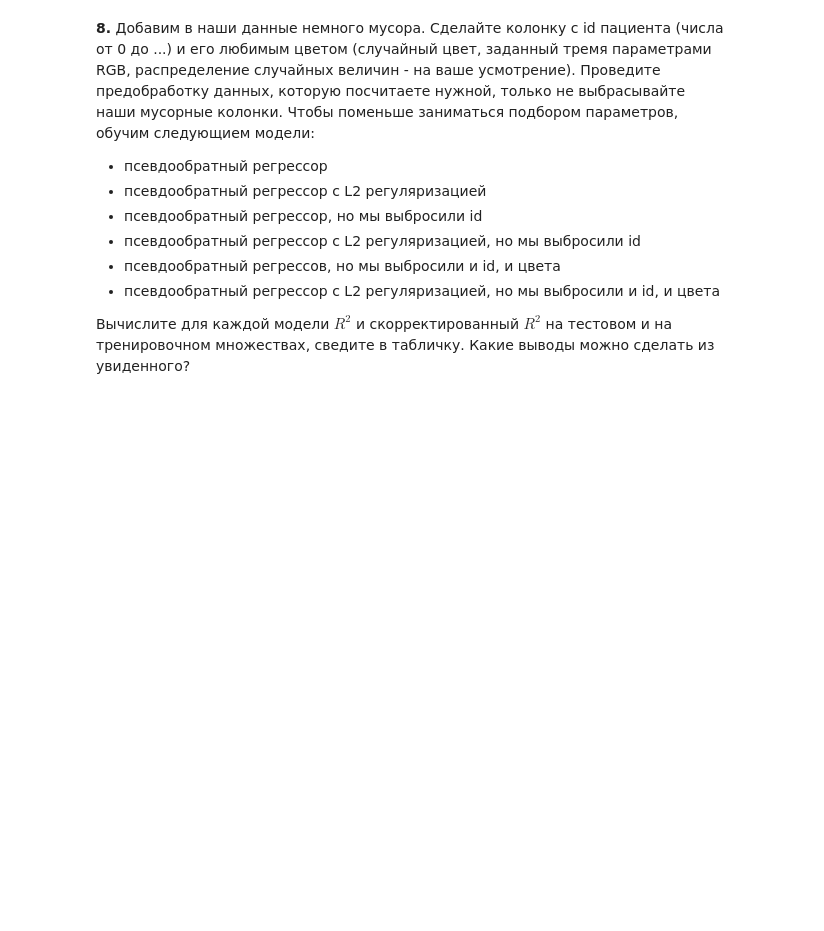
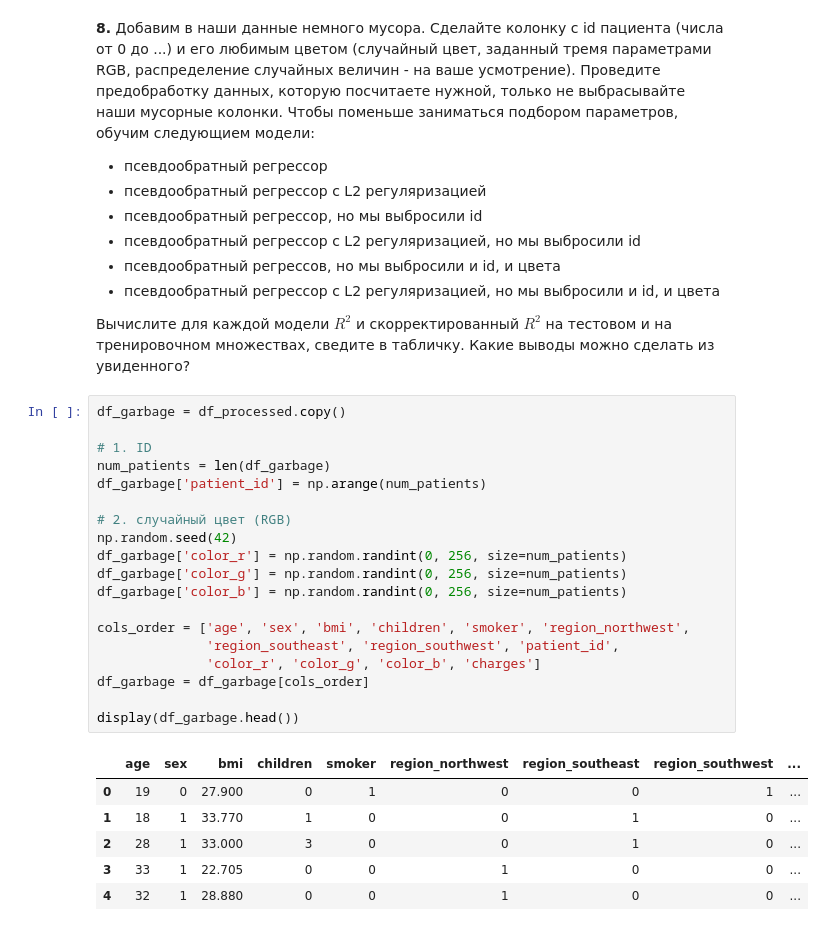
Before and after one commit to UladzislauShuman/university_homework, a Jupyter notebook: famcs_homework/ML/lab2/LB2_template.ipynb, the cells around one changed output. Cells and saved outputs as stored; diff of their text form; blank space fills up the shorter version.

```diff
--- a/famcs_homework/ML/lab2/LB2_template.ipynb
+++ b/famcs_homework/ML/lab2/LB2_template.ipynb
@@ -646,3 +980,29 @@ display(df_comparison)
 - псевдообратный регрессор с L2 регуляризацией, но мы выбросили и id, и цвета
 
 Вычислите для каждой модели $R^2$ и скорректированный $R^2$ на тестовом и на тренировочном множествах, сведите в табличку. Какие выводы можно сделать из увиденного?
+# %%
+df_garbage = df_processed.copy()
+
+# 1. ID
+num_patients = len(df_garbage)
+df_garbage['patient_id'] = np.arange(num_patients)
+
+# 2. случайный цвет (RGB)
+np.random.seed(42)
+df_garbage['color_r'] = np.random.randint(0, 256, size=num_patients)
+df_garbage['color_g'] = np.random.randint(0, 256, size=num_patients)
+df_garbage['color_b'] = np.random.randint(0, 256, size=num_patients)
+
+cols_order = ['age', 'sex', 'bmi', 'children', 'smoker', 'region_northwest',
+              'region_southeast', 'region_southwest', 'patient_id',
+              'color_r', 'color_g', 'color_b', 'charges']
+df_garbage = df_garbage[cols_order]
+
+display(df_garbage.head())
+# %% [output]
+|  | age | sex | bmi | children | smoker | region_northwest | region_southeast | region_southwest | ... |
+| 0 | 19 | 0 | 27.900 | 0 | 1 | 0 | 0 | 1 | ... |
+| 1 | 18 | 1 | 33.770 | 1 | 0 | 0 | 1 | 0 | ... |
+| 2 | 28 | 1 | 33.000 | 3 | 0 | 0 | 1 | 0 | ... |
+| 3 | 33 | 1 | 22.705 | 0 | 0 | 1 | 0 | 0 | ... |
+| 4 | 32 | 1 | 28.880 | 0 | 0 | 1 | 0 | 0 | ... |
```
Also changed, not shown: parts of 17 cells of this notebook, 1 other file.
